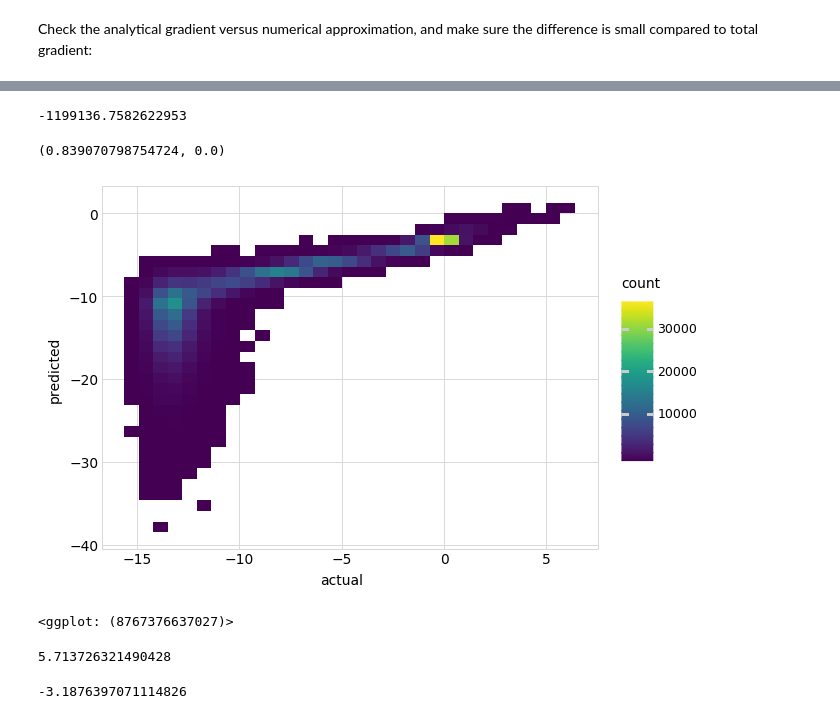
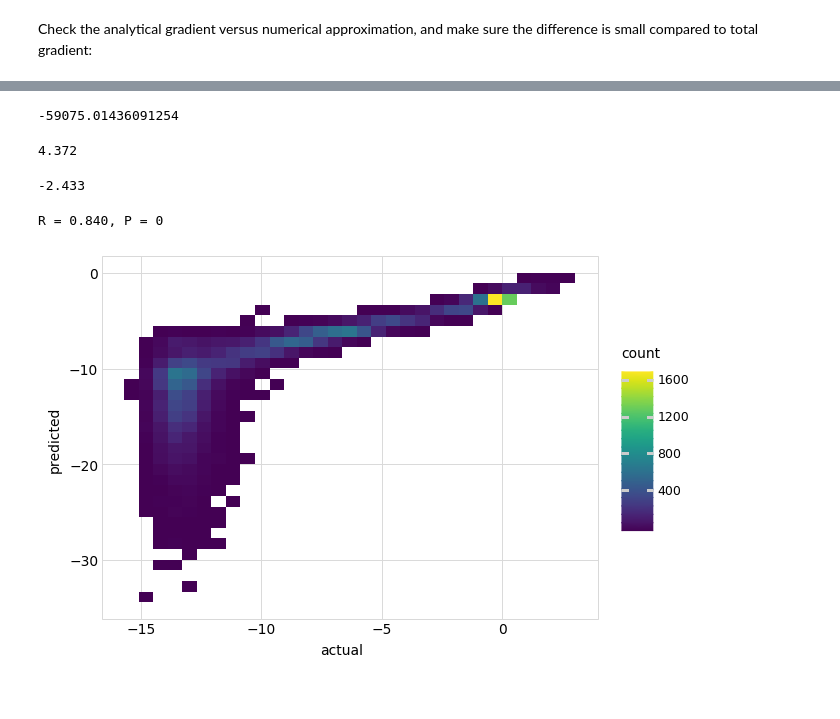
Before and after one commit to jbloomlab/dms_variants, a Jupyter notebook: notebooks/noepistasis_model.ipynb, the cells around one changed output, grey strips where cells are left out. Saved outputs shown, nothing was run; the diff lists cells and outputs as text; code cells hidden in the pictures.

Commit message:
`noepistasis_model` notebook tests `NoEpistasis` model

```diff
--- a/notebooks/noepistasis_model.ipynb
+++ b/notebooks/noepistasis_model.ipynb
@@ -27,7 +28,7 @@ from dms_variants.constants import CBPALETTE, CODONS_NOSTOP
 Parameters for simulations:
 # %%
 seed = 1  # random number seed
-genelength = 500  # gene length in codons
+genelength = 25  # gene length in codons
 bclen = 16  # length of barcodes
 libs = ['lib_1', 'lib_2']  # distinct libraries of gene
 variants_per_lib = 500 * genelength  # variants per library
@@ -244,0 +281,5 @@ if err / tot > 1e-3:
+# %%
+# NBVAL_IGNORE_OUTPUT
+start = time.time()
+optres = noepistasis_model.fit()
+print(f"Fitting took {time.time() - start:.3f}")
@@ -245,31 +288,31 @@ if err / tot > 1e-3:
 # %%
 noepistasis_model.loglik
 # %% [output]
--1199136.7582622953
+-59075.01436091254
+# %%
+round(noepistasis_model.epistasis_HOC, 3)
+# %% [output]
+4.372
+# %%
+round(noepistasis_model.latent_phenotype_wt, 3)
+# %% [output]
+-2.433
 # %%
-scipy.stats.pearsonr(
+r, p = scipy.stats.pearsonr(
         binarymap.func_scores,
         noepistasis_model.latent_phenotypes_frombinary(binarymap.binary_variants),
         )
+print(f"R = {r:.3f}, P = {p:.2g}")
 # %% [output]
-(0.839070798754724, 0.0)
+R = 0.840, P = 0
 # %%
-import pandas as pd
 df = pd.DataFrame({'actual': binarymap.func_scores,
                    'predicted': noepistasis_model.latent_phenotypes_frombinary(binarymap.binary_variants),
                    })
 
-(ggplot(df, aes('actual', 'predicted')) +
- geom_bin2d()
- )
+_ = (
+     ggplot(df, aes('actual', 'predicted')) +
+     geom_bin2d()
+     ).draw()
 # %% [output]
-[figure, old version]
+[figure, new version]
-<ggplot: (8767376637027)>
-# %%
-noepistasis_model.epistasis_HOC
-# %% [output]
-5.713726321490428
-# %%
-noepistasis_model.latent_phenotype_wt
-# %% [output]
--3.1876397071114826
```
Also changed, not shown: parts of 40 cells of this notebook.
